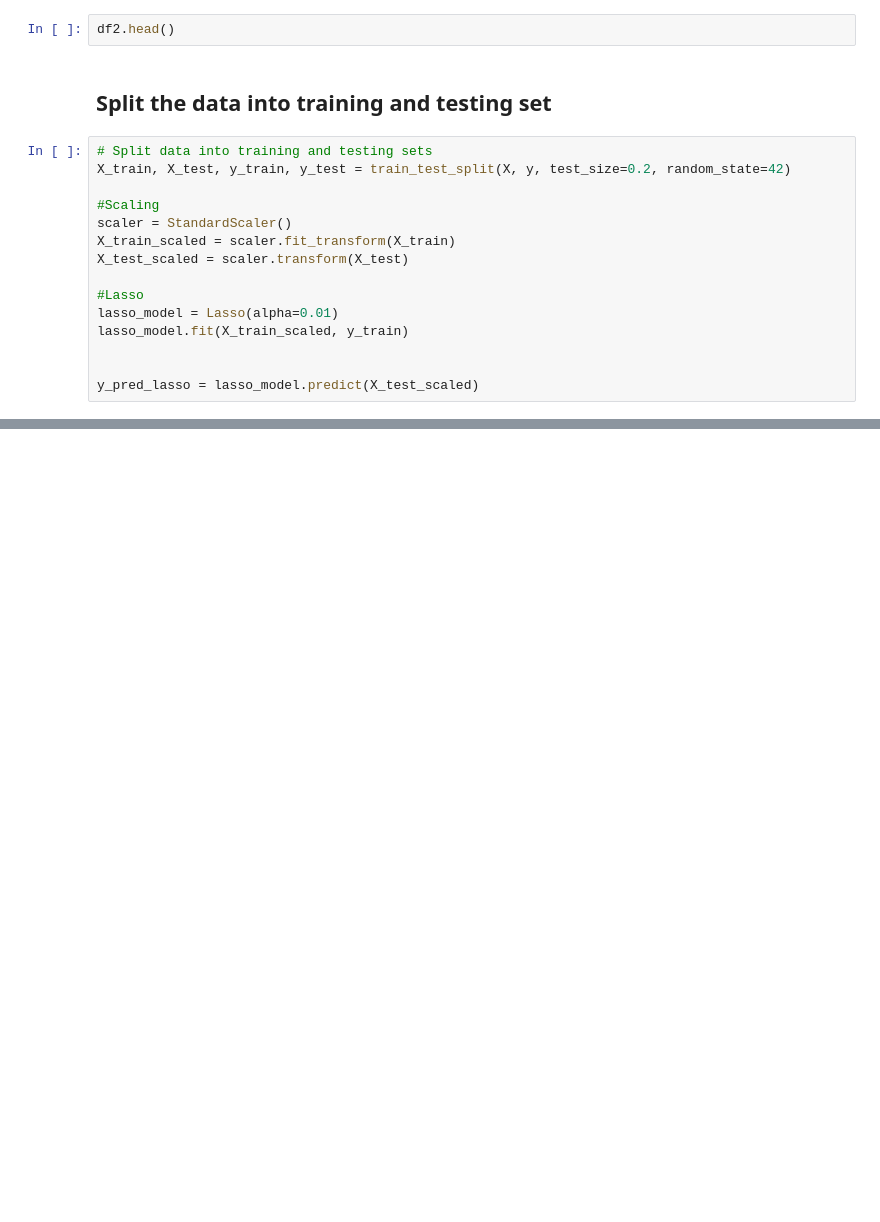
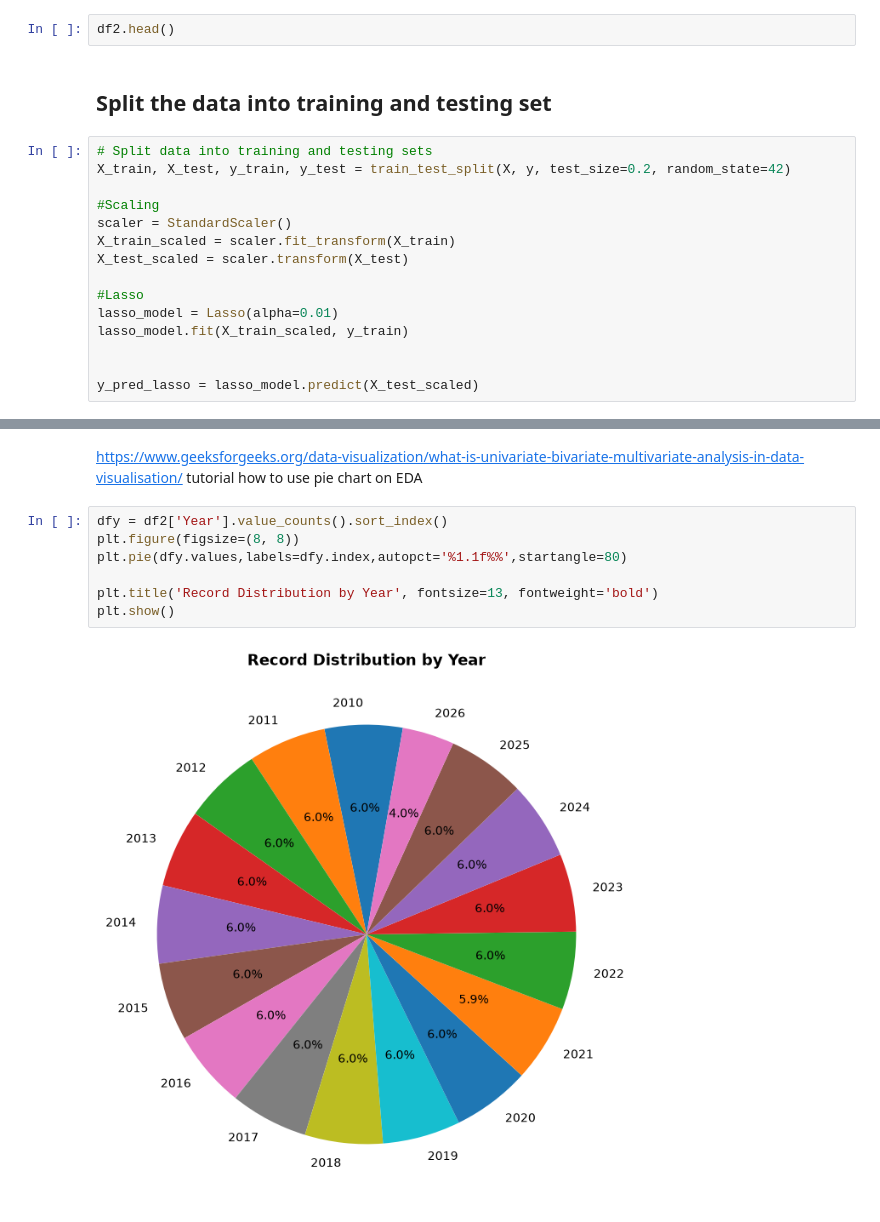
Before and after one commit to CCT-Dublin/CA1--Tourism-in-Ireland--Master-2026.2, a Jupyter notebook: CA1-2026.ipynb, the cells around one changed output, grey strips where cells are left out. Cells and saved outputs as stored; diff of their text form; blank space fills up the shorter version.

```diff
--- a/CA1-2026.ipynb
+++ b/CA1-2026.ipynb
@@ -385,0 +422,11 @@ y_pred_lasso = lasso_model.predict(X_test_scaled)
+# %% [markdown]
+https://www.geeksforgeeks.org/data-visualization/what-is-univariate-bivariate-multivariate-analysis-in-data-visualisation/ tutorial how to use pie chart on EDA
+# %%
+dfy = df2['Year'].value_counts().sort_index()
+plt.figure(figsize=(8, 8))
+plt.pie(dfy.values,labels=dfy.index,autopct='%1.1f%%',startangle=80)
+
+plt.title('Record Distribution by Year', fontsize=13, fontweight='bold')
+plt.show()
+# %% [output]
+[figure, added]
```
Also changed, not shown: parts of 15 cells of this notebook.
